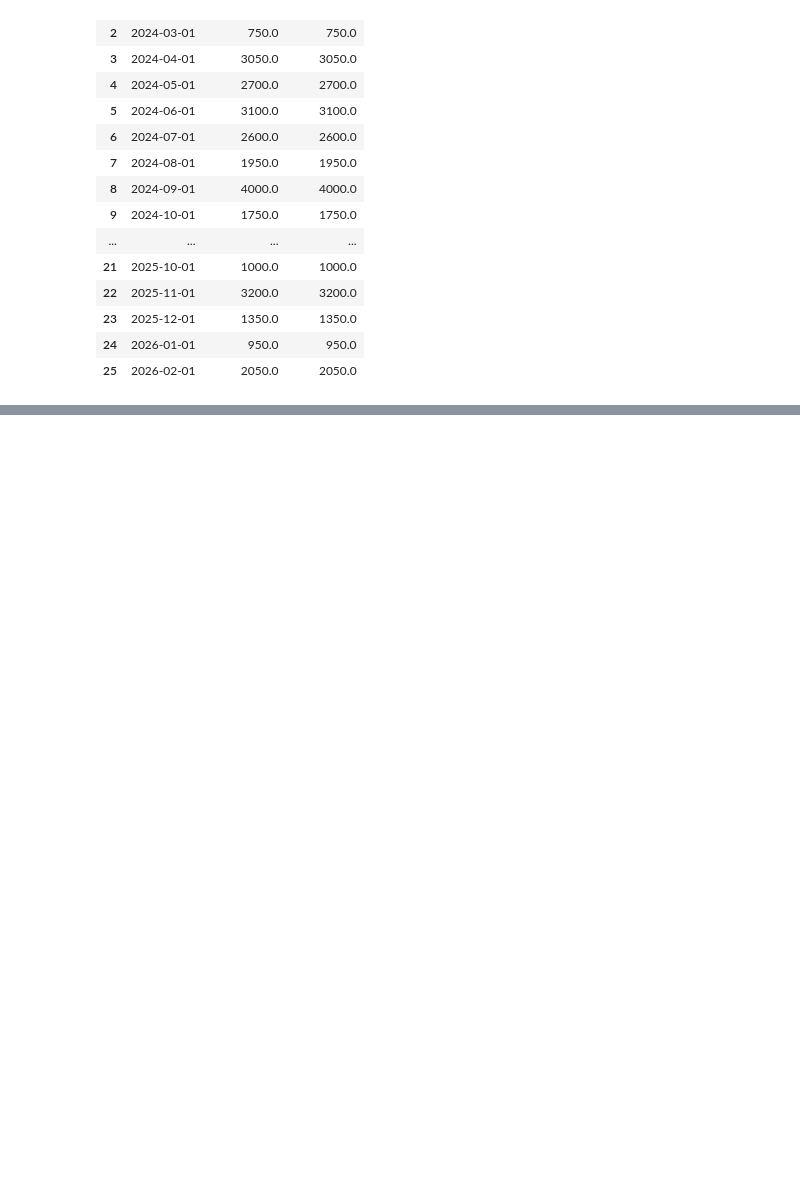
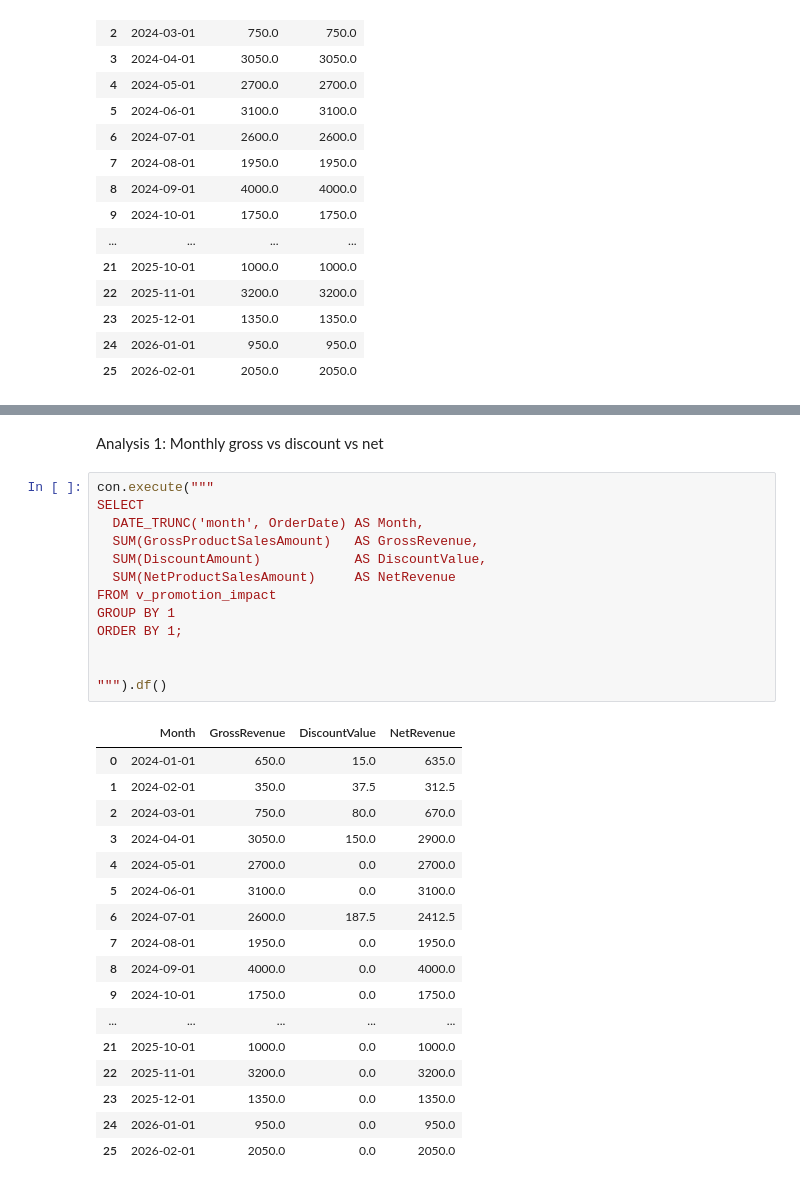
Before and after one commit to reyreyli/case_studies, a Jupyter notebook: 02_sql_analysis.ipynb, the cells around one changed output, grey strips where cells are left out. Cells and saved outputs as stored; diff of their text form; blank space fills up the shorter version.

```diff
--- a/02_sql_analysis.ipynb
+++ b/02_sql_analysis.ipynb
@@ -305,0 +408,33 @@ ORDER BY Month;
+# %% [markdown]
+Analysis 1: Monthly gross vs discount vs net
+# %%
+con.execute("""
+SELECT
+  DATE_TRUNC('month', OrderDate) AS Month,
+  SUM(GrossProductSalesAmount)   AS GrossRevenue,
+  SUM(DiscountAmount)            AS DiscountValue,
+  SUM(NetProductSalesAmount)     AS NetRevenue
+FROM v_promotion_impact
+GROUP BY 1
+ORDER BY 1;
+
+
+""").df()
+# %% [output]
+|  | Month | GrossRevenue | DiscountValue | NetRevenue |
+| 0 | 2024-01-01 | 650.0 | 15.0 | 635.0 |
+| 1 | 2024-02-01 | 350.0 | 37.5 | 312.5 |
+| 2 | 2024-03-01 | 750.0 | 80.0 | 670.0 |
+| 3 | 2024-04-01 | 3050.0 | 150.0 | 2900.0 |
+| 4 | 2024-05-01 | 2700.0 | 0.0 | 2700.0 |
+| 5 | 2024-06-01 | 3100.0 | 0.0 | 3100.0 |
+| 6 | 2024-07-01 | 2600.0 | 187.5 | 2412.5 |
+| 7 | 2024-08-01 | 1950.0 | 0.0 | 1950.0 |
+| 8 | 2024-09-01 | 4000.0 | 0.0 | 4000.0 |
+| 9 | 2024-10-01 | 1750.0 | 0.0 | 1750.0 |
+| ... | ... | ... | ... | ... |
+| 21 | 2025-10-01 | 1000.0 | 0.0 | 1000.0 |
+| 22 | 2025-11-01 | 3200.0 | 0.0 | 3200.0 |
+| 23 | 2025-12-01 | 1350.0 | 0.0 | 1350.0 |
+| 24 | 2026-01-01 | 950.0 | 0.0 | 950.0 |
+| 25 | 2026-02-01 | 2050.0 | 0.0 | 2050.0 |
```
Also changed, not shown: parts of 6 cells of this notebook.
